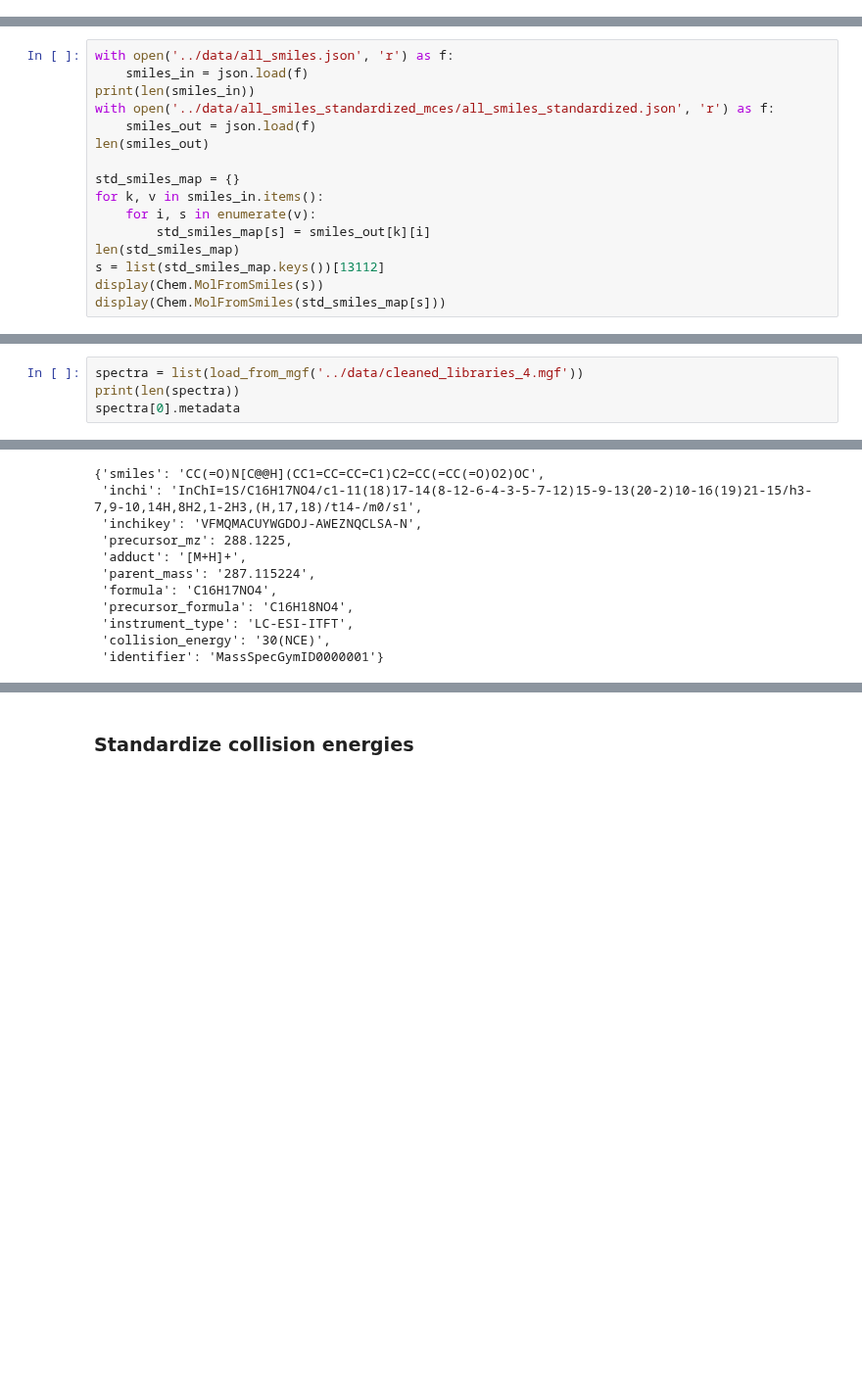
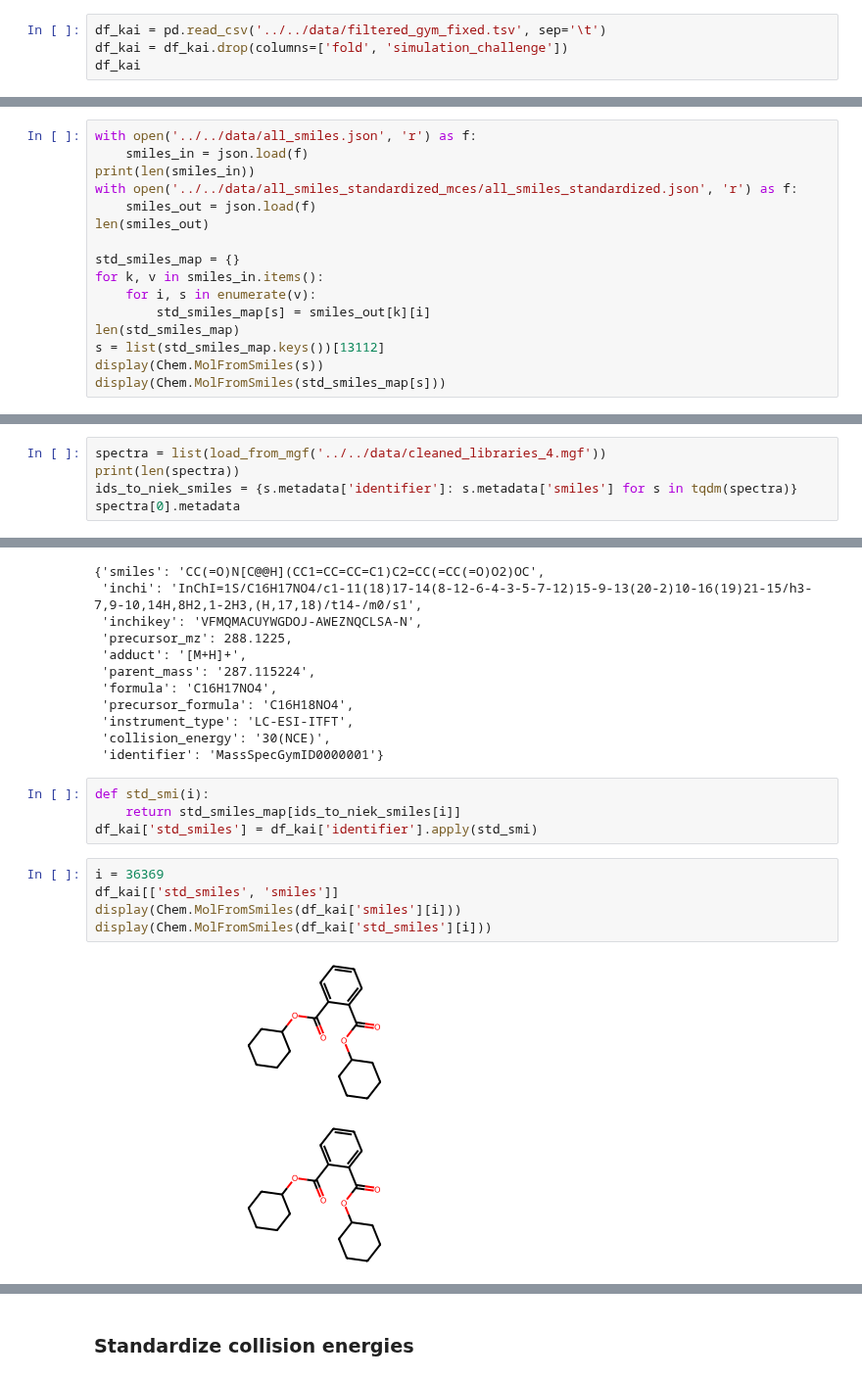
Before and after one commit to pluskal-lab/MassSpecGym, a Jupyter notebook: notebooks/dataset_construction/4_final_standardization_and_cleaning.ipynb, the cells around one changed output, grey strips where cells are left out. Shown at 98% size. Cells and saved outputs as stored; diff of their text form; blank space fills up the shorter version.

```diff
--- a/notebooks/dataset_construction/4_final_standardization_and_cleaning.ipynb
+++ b/notebooks/dataset_construction/4_final_standardization_and_cleaning.ipynb
@@ -7,3 +7,7 @@ from rdkit import Chem
 from tqdm import tqdm
 from matchms.importing import load_from_mgf
 from matchms.exporting import save_as_mgf
+# %%
+df_kai = pd.read_csv('../../data/filtered_gym_fixed.tsv', sep='\t')
+df_kai = df_kai.drop(columns=['fold', 'simulation_challenge'])
+df_kai
@@ -10,10 +28,10 @@ from matchms.exporting import save_as_mgf
 # %% [markdown]
 ### Standardize SMILES
 # %%
-with open('../data/all_smiles.json', 'r') as f:
+with open('../../data/all_smiles.json', 'r') as f:
     smiles_in = json.load(f)
 print(len(smiles_in))
-with open('../data/all_smiles_standardized_mces/all_smiles_standardized.json', 'r') as f:
+with open('../../data/all_smiles_standardized_mces/all_smiles_standardized.json', 'r') as f:
     smiles_out = json.load(f)
 len(smiles_out)
 
@@ -30,8 +48,9 @@ display(Chem.MolFromSmiles(std_smiles_map[s]))
 [figure]
 [figure]
 # %%
-spectra = list(load_from_mgf('../data/cleaned_libraries_4.mgf'))
+spectra = list(load_from_mgf('../../data/cleaned_libraries_4.mgf'))
 print(len(spectra))
+ids_to_niek_smiles = {s.metadata['identifier']: s.metadata['smiles'] for s in tqdm(spectra)}
 spectra[0].metadata
 # %% [output]
 414174
@@ -46,3 +65,15 @@ spectra[0].metadata
  'instrument_type': 'LC-ESI-ITFT',
  'collision_energy': '30(NCE)',
  'identifier': 'MassSpecGymID0000001'}
+# %%
+def std_smi(i):
+    return std_smiles_map[ids_to_niek_smiles[i]]
+df_kai['std_smiles'] = df_kai['identifier'].apply(std_smi)
+# %%
+i = 36369
+df_kai[['std_smiles', 'smiles']]
+display(Chem.MolFromSmiles(df_kai['smiles'][i]))
+display(Chem.MolFromSmiles(df_kai['std_smiles'][i]))
+# %% [output]
+[figure, added]
+[figure, added]
```
Also changed, not shown: parts of 18 cells of this notebook, 2 other files.
